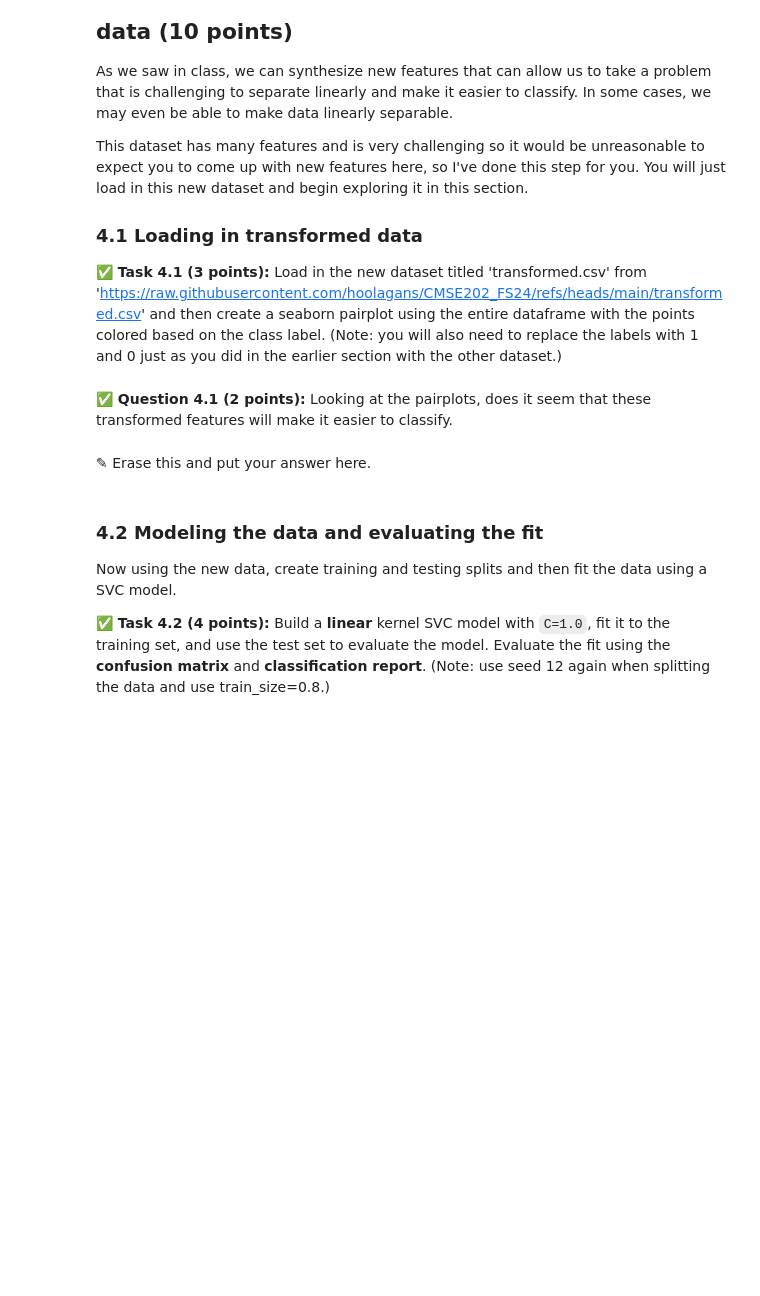
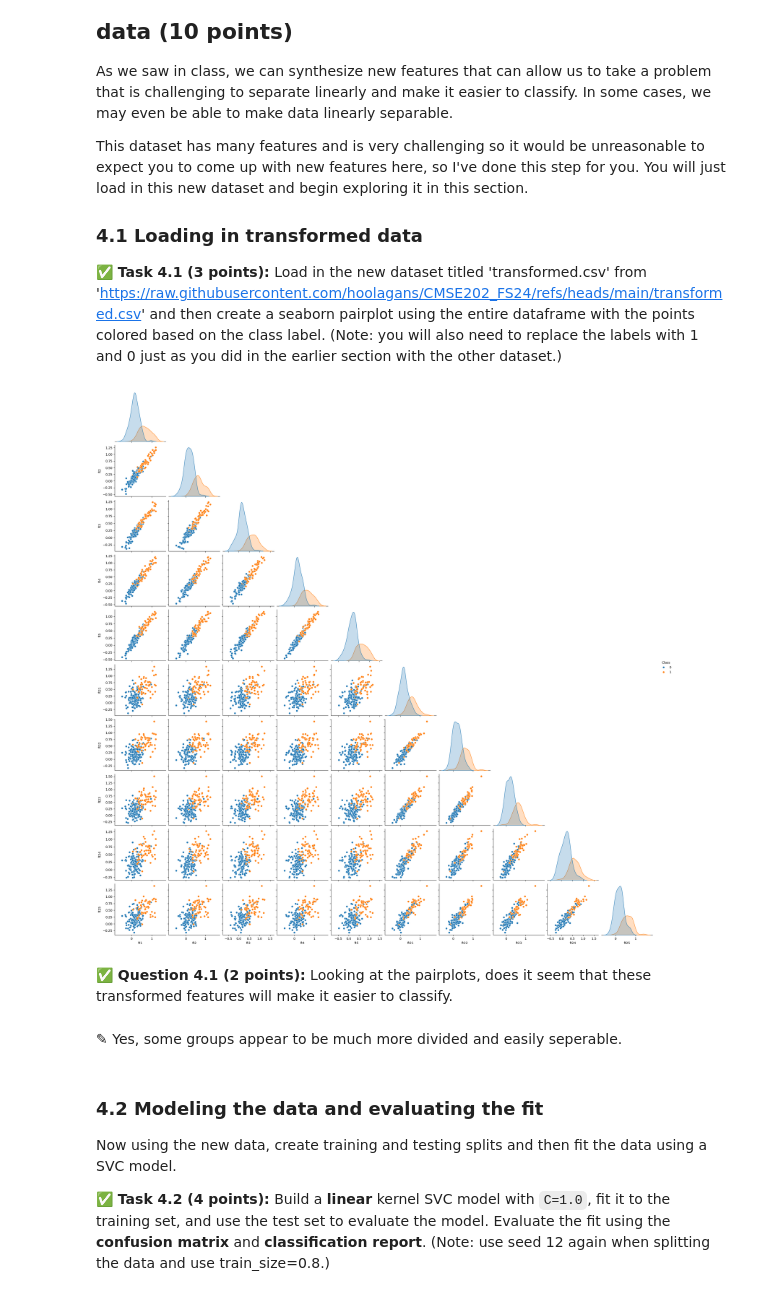
Before and after one commit to ryanc2525/CMSE202-f25-turnin, a Jupyter notebook: hw-04/HW-04_PerceptronSVMandPCA-RyanCampbell.ipynb, the cells around one changed output. Drawn from its saved outputs; the diff is of its cells as text; code cells hidden in the pictures; blank space fills up the shorter version.

```diff
--- a/hw-04/HW-04_PerceptronSVMandPCA-RyanCampbell.ipynb
+++ b/hw-04/HW-04_PerceptronSVMandPCA-RyanCampbell.ipynb
@@ -281,7 +279,17 @@ This dataset has many features and is very challenging so it would be unreasonab
+# %%
+# Put your code here
+transformed = pd.read_csv("transformed.csv")
+transformed.head(10)
+
+transformed['Class'] = transformed['Class'].replace({'NonToxic': 0, 'Toxic': 1})
+sns.pairplot(transformed, hue="Class", diag_kind="kde", corner=True)
+plt.show()
+# %% [output]
+[figure, added]
 # %% [markdown]
 **&#9989; Question 4.1 (2 points):** Looking at the pairplots, does it seem that these transformed features will make it easier to classify.
 # %% [markdown]
-<font size=+3>&#9998;</font> Erase this and put your answer here.
+<font size=+3>&#9998;</font> Yes, some groups appear to be much more divided and easily seperable.
 # %% [markdown]
 ### 4.2 Modeling the data and evaluating the fit
 
```
Also changed, not shown: parts of 5 cells of this notebook.
